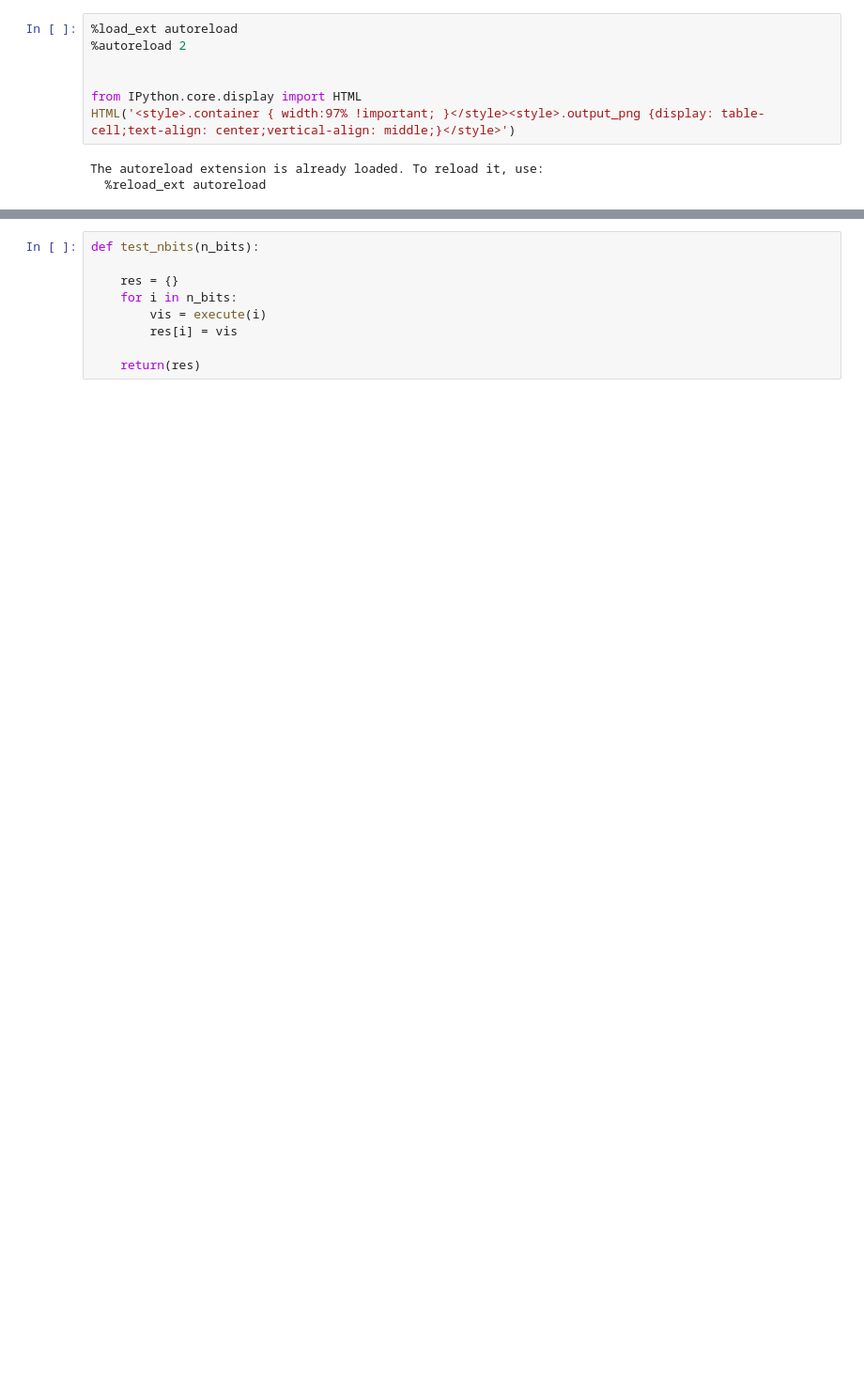
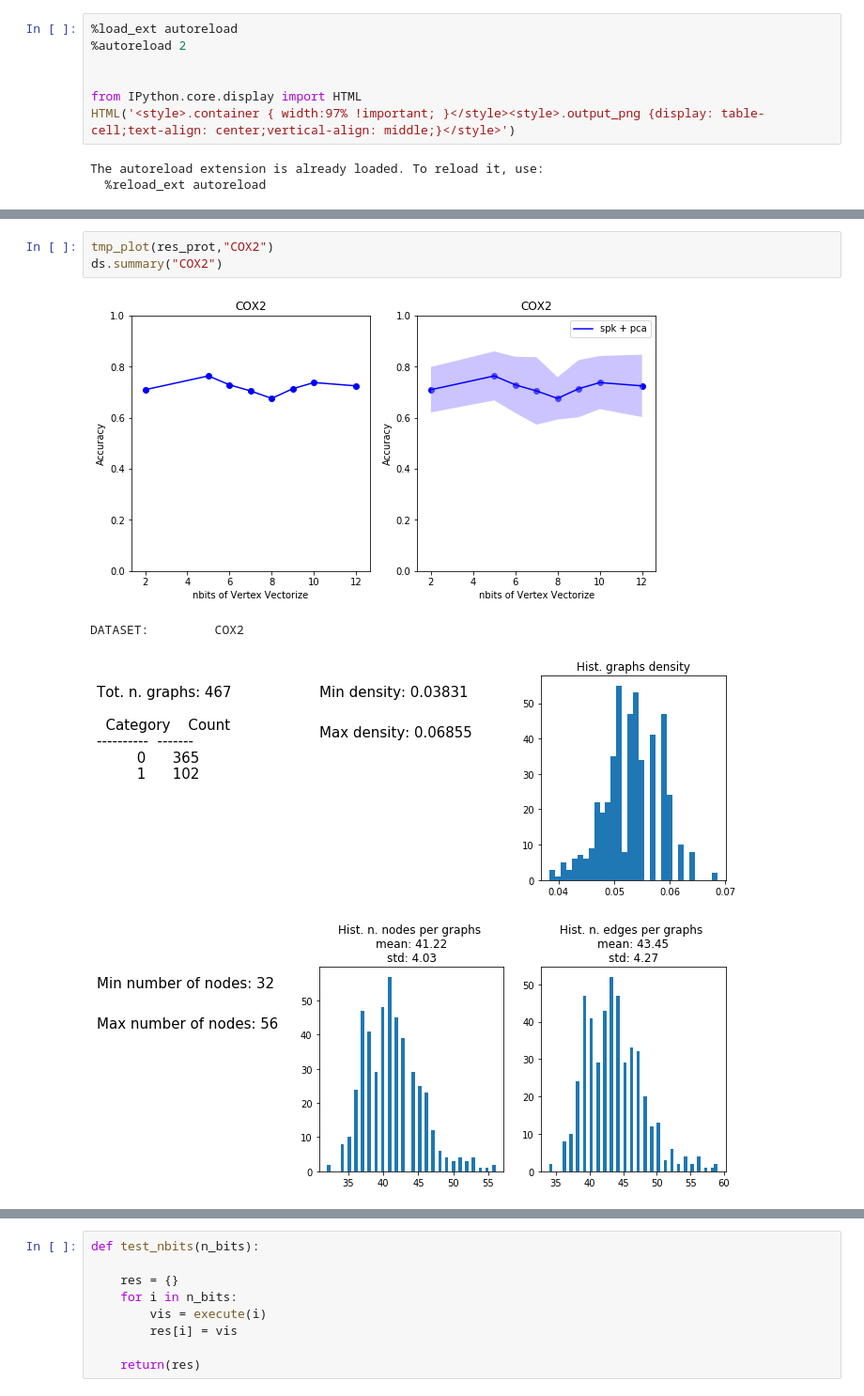
Before and after one commit to AntonioLonga/Master-thesis, a Jupyter notebook: Experiments/Vectorize Vertex Analysis .ipynb, the cells around one changed output, grey strips where cells are left out. Shown: that part at 94% size. Drawn from its saved outputs; the diff is of its cells as text; blank space fills up the shorter version.

```diff
--- a/Experiments/Vectorize Vertex Analysis .ipynb
+++ b/Experiments/Vectorize Vertex Analysis .ipynb
@@ -20,0 +22,8 @@ from umap import UMAP
+# %%
+tmp_plot(res_prot,"COX2")
+ds.summary("COX2")
+# %% [output]
+[figure, added]
+DATASET:         COX2
+[figure, added]
+[figure, added]
```
Also changed, not shown: parts of 13 cells of this notebook.
